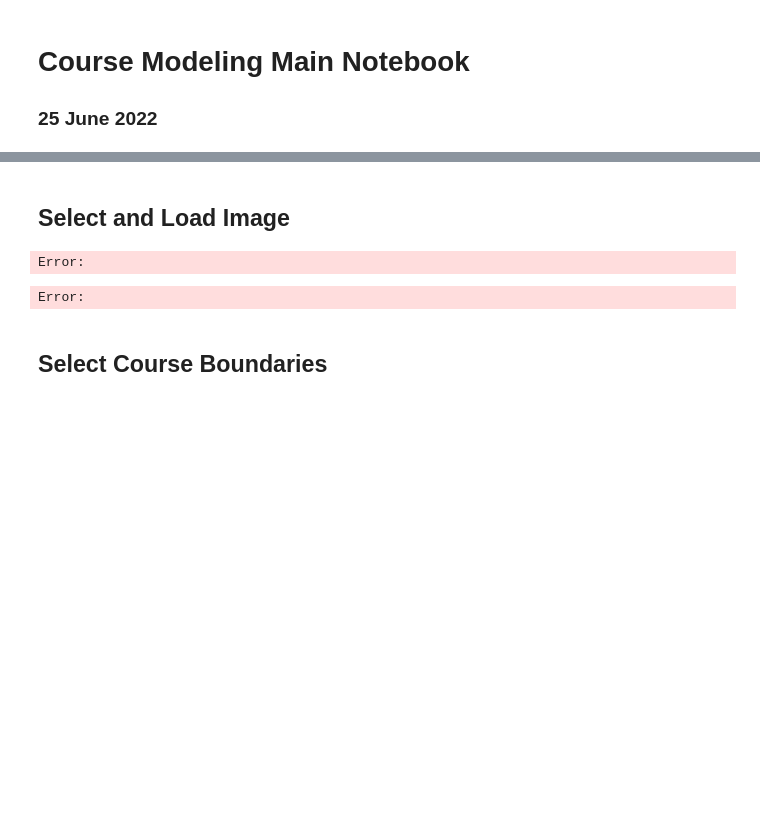
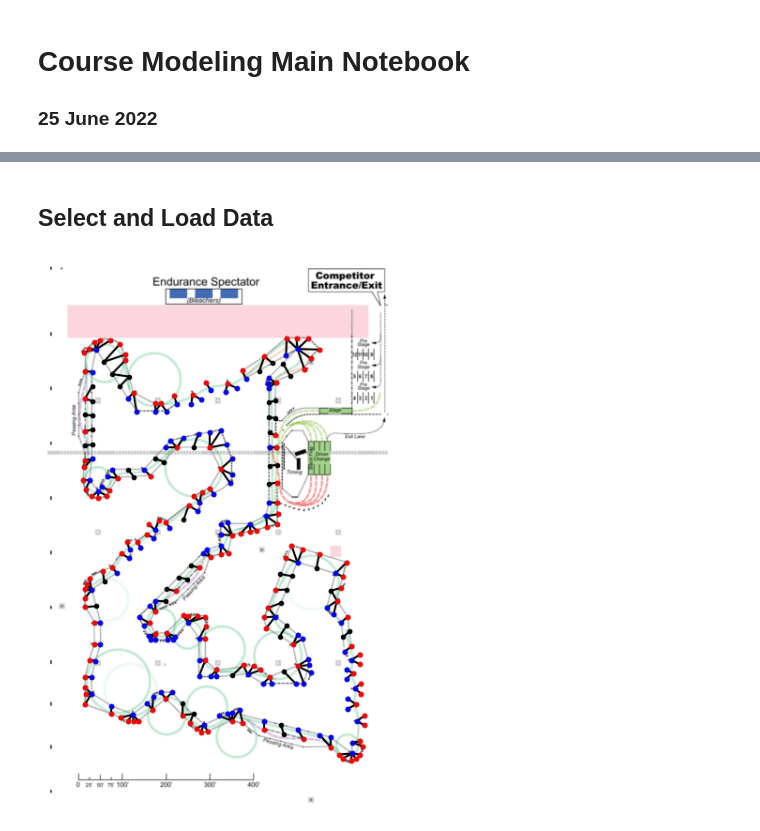
Before and after one commit to bechrist/course_modeling, a Jupyter notebook: notebook/main.ipynb, the cells around one changed output, grey strips where cells are left out. Saved outputs shown, nothing was run; the diff lists cells and outputs as text; code cells hidden in the pictures; blank space fills up the shorter version.

Commit message:
gates & loaders. trajectory wip

```diff
--- a/notebook/main.ipynb
+++ b/notebook/main.ipynb
@@ -28,9 +4,23 @@ Error:
+# %%
+%load_ext autoreload
+%autoreload 2
+
+import os, sys;
+
+PROJ_DIR = os.path.realpath('..')
+
+sys.path.insert(0, PROJ_DIR)
+from course_modeling.builder import CourseBuilder
+from course_modeling.trajectory import planar_cubic_g2_interpolant
 # %% [markdown]
-## Select and Load Image
+## Select and Load Data
-# %%
-a = 1
-# %% [output]
-Error:
-Error:
-# %% [markdown]
-## Select Course Boundaries
+# %%
+DATA_DIR = os.path.abspath(os.path.join(PROJ_DIR,'data'))
+INPUT = '16_19_lincoln_endurance.json'
+
+builder = CourseBuilder(INPUT, DATA_DIR)
+# %%
+builder.gates()
+builder._course.plot()
+# %% [output]
+[figure, added]
```
Also changed, not shown: parts of 4 cells of this notebook, 10 other files.
